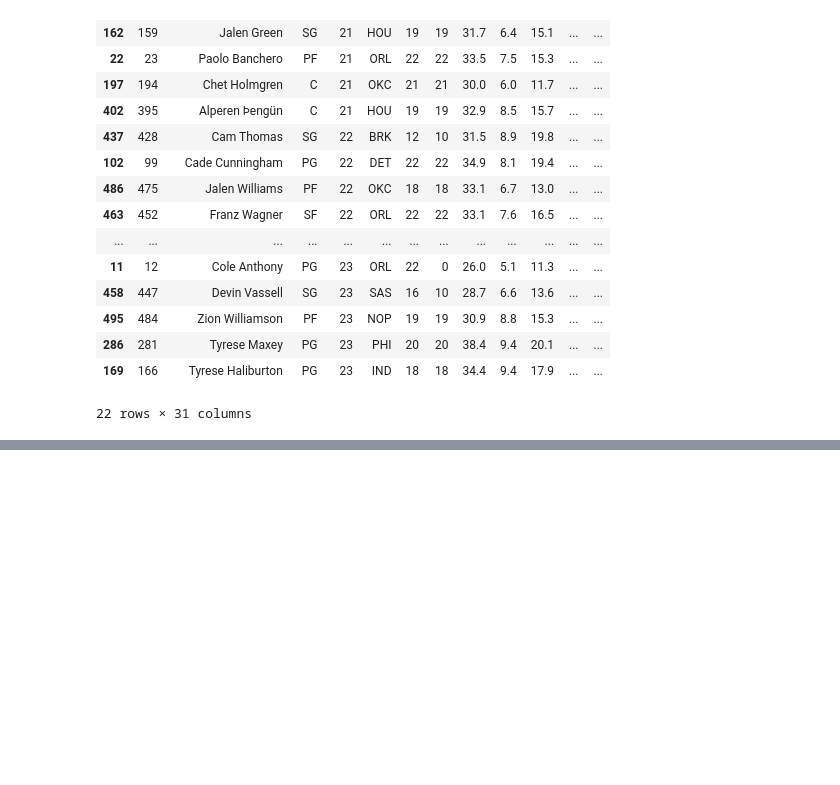
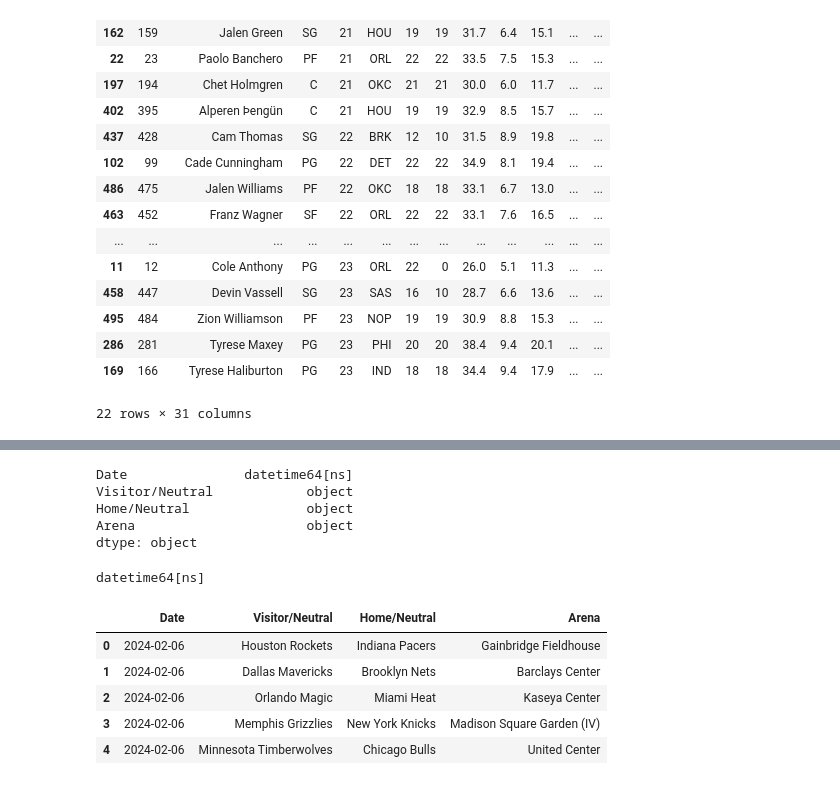
Before and after one commit to bribrix/mlops-nba, a Jupyter notebook: notebooks/young_potential_stars.ipynb, the cells around one changed output, grey strips where cells are left out. Saved outputs shown, nothing was run; the diff lists cells and outputs as text; code cells hidden in the pictures; blank space fills up the shorter version.

```diff
--- a/notebooks/young_potential_stars.ipynb
+++ b/notebooks/young_potential_stars.ipynb
@@ -398,0 +441,24 @@ players.query(futur_super_star_def).sort_values("EFF", ascending=False).sort_val
+# %%
+nba_schedule.dtypes
+# %% [output]
+Date               datetime64[ns]
+Visitor/Neutral            object
+Home/Neutral               object
+Arena                      object
+dtype: object
+# %%
+nba_schedule['Date'] = pd.to_datetime(nba_schedule['Date'], format='%a %b %d %Y')
+
+col_type = nba_schedule["Date"].dtypes
+print(col_type)
+# %% [output]
+datetime64[ns]
+# %%
+nba_schedule.head()
+# %% [output]
+|  | Date | Visitor/Neutral | Home/Neutral | Arena |
+| 0 | 2024-02-06 | Houston Rockets | Indiana Pacers | Gainbridge Fieldhouse |
+| 1 | 2024-02-06 | Dallas Mavericks | Brooklyn Nets | Barclays Center |
+| 2 | 2024-02-06 | Orlando Magic | Miami Heat | Kaseya Center |
+| 3 | 2024-02-06 | Memphis Grizzlies | New York Knicks | Madison Square Garden (IV) |
+| 4 | 2024-02-06 | Minnesota Timberwolves | Chicago Bulls | United Center |
```
Also changed, not shown: parts of 7 cells of this notebook.
